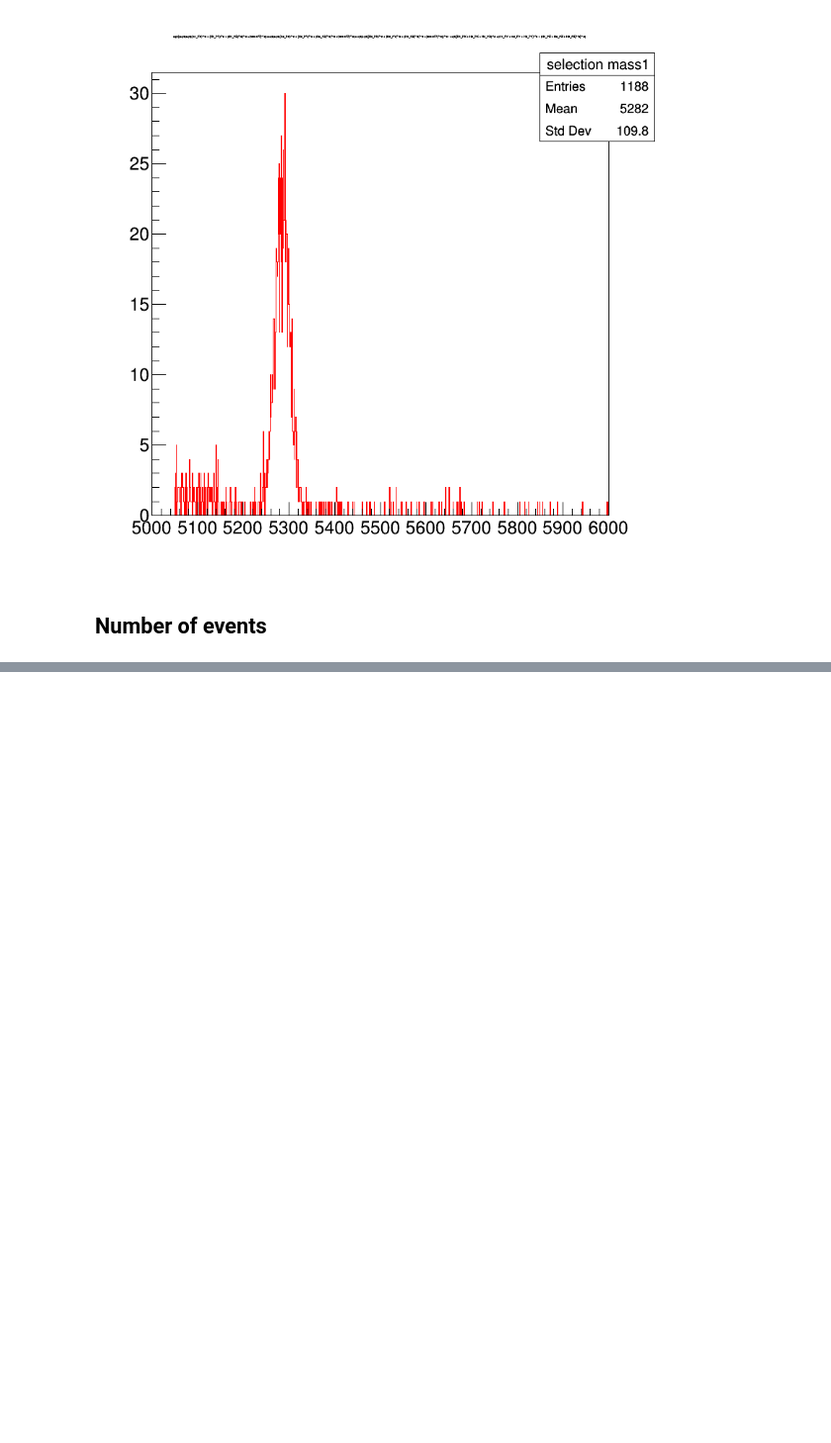
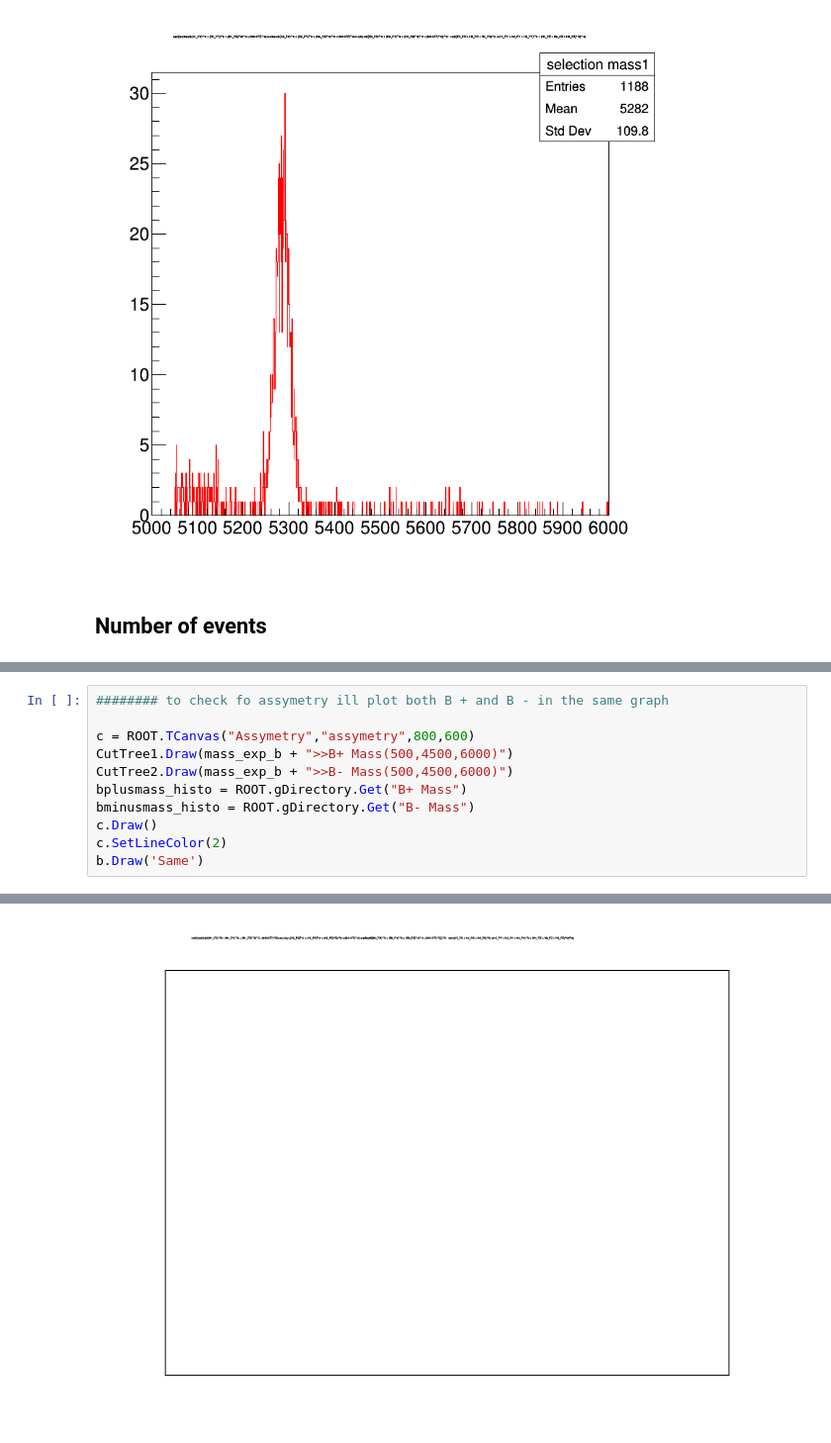
Before and after one commit to marijnwolf/marijnwolf, a Jupyter notebook: week_4_opdracht.ipynb, the cells around one changed output, grey strips where cells are left out. Shown: that part at 99% size. Cells and saved outputs as stored; diff of their text form; blank space fills up the shorter version.

```diff
--- a/week_4_opdracht.ipynb
+++ b/week_4_opdracht.ipynb
@@ -473,2 +470,14 @@ Warning in <TCanvas::Constructor>: Deleting canvas with same name: B-Mass
 [figure]
 [figure]
+# %%
+######## to check fo assymetry ill plot both B + and B - in the same graph
+
+c = ROOT.TCanvas("Assymetry","assymetry",800,600)
+CutTree1.Draw(mass_exp_b + ">>B+ Mass(500,4500,6000)")
+CutTree2.Draw(mass_exp_b + ">>B- Mass(500,4500,6000)")
+bplusmass_histo = ROOT.gDirectory.Get("B+ Mass")
+bminusmass_histo = ROOT.gDirectory.Get("B- Mass")
+c.Draw()
+c.SetLineColor(2)
+b.Draw('Same')
+# %% [output]
@@ -474,0 +485 @@ Warning in <TCanvas::Constructor>: Deleting canvas with same name: B-Mass
+[figure, added]
```
Also changed, not shown: parts of 6 cells of this notebook.
